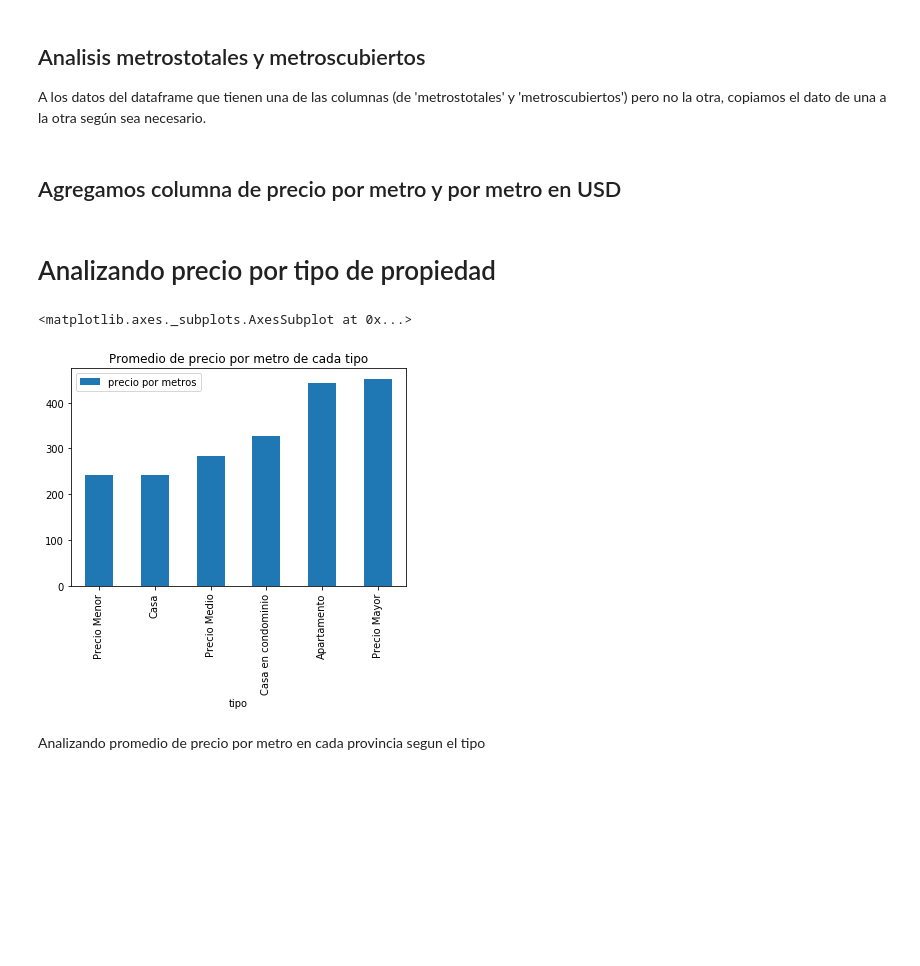
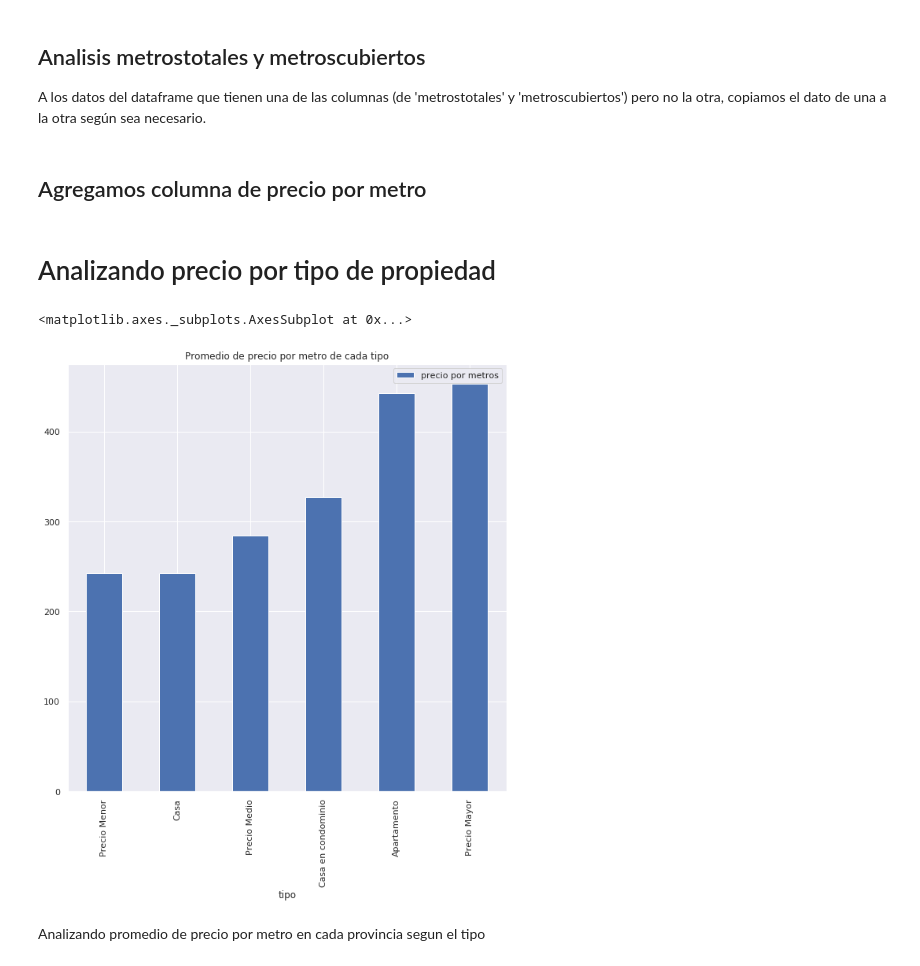
Before and after one commit to taielc/Fiuba_Datos_TP1, a Jupyter notebook: Intento de Final.ipynb, the cells around one changed output. Cells and saved outputs as stored; diff of their text form; code cells hidden in the pictures; blank space fills up the shorter version.

```diff
--- a/Intento de Final.ipynb
+++ b/Intento de Final.ipynb
@@ -11,6 +11,7 @@ from os import path
 from PIL import Image
 from wordcloud import WordCloud, STOPWORDS, ImageColorGenerator
 from matplotlib_venn import venn3, venn3_circles
+sns.set(rc={'figure.figsize':(12,8)})
 %matplotlib inline
 # %%
 df_original['anio'] = df_original['fecha'].dt.year
@@ -144,21 +227,19 @@ def set_metros(row):
 # %%
 df_filtrado[['metrostotales', 'metroscubiertos']] = df_filtrado[['metrostotales', 'metroscubiertos']].apply(set_metros, axis = 1)
 # %% [markdown]
-## Agregamos columna de precio por metro y por metro en USD
+## Agregamos columna de precio por metro
 # %%
-df_filtrado['precio por metros'] = df_filtrado.precio/df_filtrado.metrostotales/50
-
-df_filtrado['precioporm2'] = df_filtrado['precio'] / df_filtrado['metrostotales']
+df_filtrado['precio por metros'] = df_filtrado.precio/df_filtrado.metrostotales
 # %% [markdown]
 # Analizando precio por tipo de propiedad
 # %%
 #analiza promedio de precio por medio de cada tipo
 df_tipo_precio = df_filtrado[['tipo','precio por metros']]
 
-df_tipo_precio.groupby('tipo').agg({'precio por metros':'mean'}).sort_values('precio por metros').plot(kind='bar', title = 'Promedio de precio por metro de cada tipo')
+df_tipo_precio.groupby('tipo').agg({'precio por metros':'mean'}).sort_values('precio por metros').plot(kind='bar', figsize = (10,10),title = 'Promedio de precio por metro de cada tipo')
 # %% [output]
 <matplotlib.axes._subplots.AxesSubplot at 0x...>
-[figure, old version]
+[figure, new version]
 # %% [markdown]
 Analizando promedio de precio por metro en cada provincia segun el tipo
 # %%
```
Also changed, not shown: parts of 111 cells of this notebook, 7 other files.
